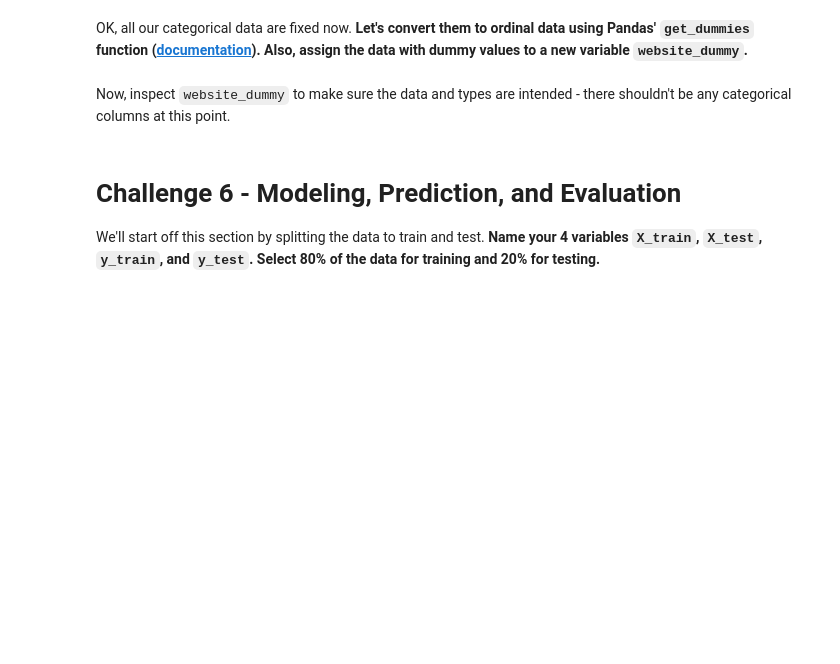
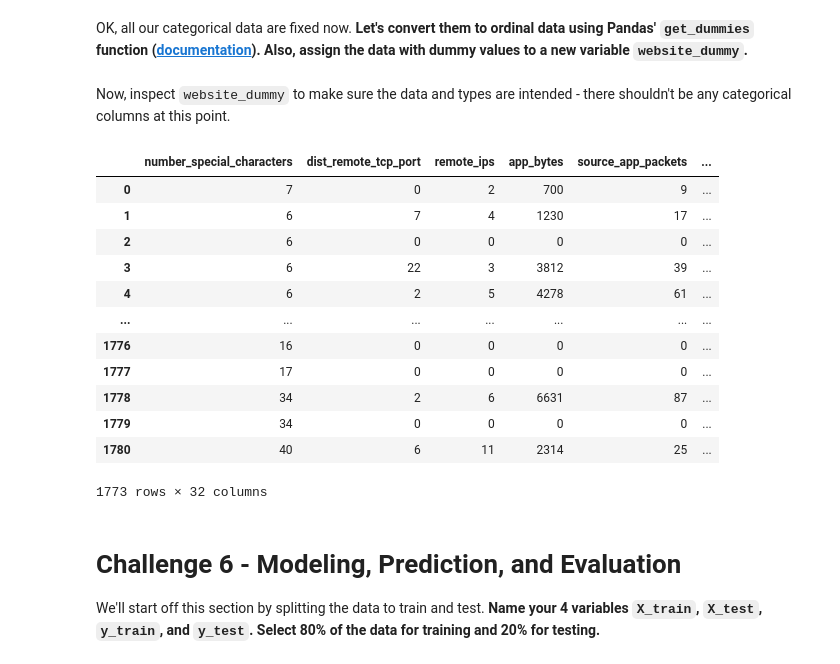
Before and after one commit to chandlershortlidge/lab-supervised-classification, a Jupyter notebook: challenge-2.ipynb, the cells around one changed output. Saved outputs shown, nothing was run; the diff lists cells and outputs as text; code cells hidden in the pictures; blank space fills up the shorter version.

```diff
--- a/challenge-2.ipynb
+++ b/challenge-2.ipynb
@@ -390,0 +402,8 @@ The `WHOIS_COUNTRY` column happens to be this case. You can verify it by print a
+# %%
+top_10 = websites['whois_country'].value_counts().head(10).index
+
+websites["whois_country"] = websites["whois_country"].where(
+    websites["whois_country"].isin(top_10), 'Other'
+)
+
+websites['whois_country'].value_counts().head(10)
@@ -406,6 +462,7 @@ Now print the `dtypes` of the data again. Besides `WHOIS_COUNTRY` which we alrea
 #### `URL` is easy. We'll simply drop it because it has too many unique values that there's no way for us to consolidate.
 # %%
 # Your code here
+websites = websites.drop(columns={"url"})
 # %% [markdown]
 #### Print the unique value counts of `CHARSET`. You see there are only a few unique values. So we can keep it as it is.
 # %%
@@ -429,2 +503,10 @@ At the end, your `SERVER` column should only contain 4 unique values: `Microsoft
+# %%
+# Your code here
+top_4 = websites["server"].value_counts().head(4).index
+
+websites["server"] = websites["server"].where(
+    websites["server"].isin(top_4),
+    "Other"
+)
 # %%
 # Count `SERVER` value counts here
@@ -432,10 +517,27 @@ At the end, your `SERVER` column should only contain 4 unique values: `Microsoft
 OK, all our categorical data are fixed now. **Let's convert them to ordinal data using Pandas' `get_dummies` function ([documentation](https://pandas.pydata.org/pandas-docs/stable/generated/pandas.get_dummies.html)). Also, assign the data with dummy values to a new variable `website_dummy`.**
 # %%
 # Your code here
+
+website_dummy = pd.get_dummies(websites, columns=["server", "charset", "whois_country"])
 # %% [markdown]
 Now, inspect `website_dummy` to make sure the data and types are intended - there shouldn't be any categorical columns at this point.
 # %%
 # Your code here
+website_dummy
+# %% [output]
+|  | number_special_characters | dist_remote_tcp_port | remote_ips | app_bytes | source_app_packets | ... |
+| 0 | 7 | 0 | 2 | 700 | 9 | ... |
+| 1 | 6 | 7 | 4 | 1230 | 17 | ... |
+| 2 | 6 | 0 | 0 | 0 | 0 | ... |
+| 3 | 6 | 22 | 3 | 3812 | 39 | ... |
+| 4 | 6 | 2 | 5 | 4278 | 61 | ... |
+| ... | ... | ... | ... | ... | ... | ... |
+| 1776 | 16 | 0 | 0 | 0 | 0 | ... |
+| 1777 | 17 | 0 | 0 | 0 | 0 | ... |
+| 1778 | 34 | 2 | 6 | 6631 | 87 | ... |
+| 1779 | 34 | 0 | 0 | 0 | 0 | ... |
+| 1780 | 40 | 6 | 11 | 2314 | 25 | ... |
+1773 rows × 32 columns
 # %% [markdown]
 # Challenge 6 - Modeling, Prediction, and Evaluation
 
```
Also changed, not shown: parts of 28 cells of this notebook.
